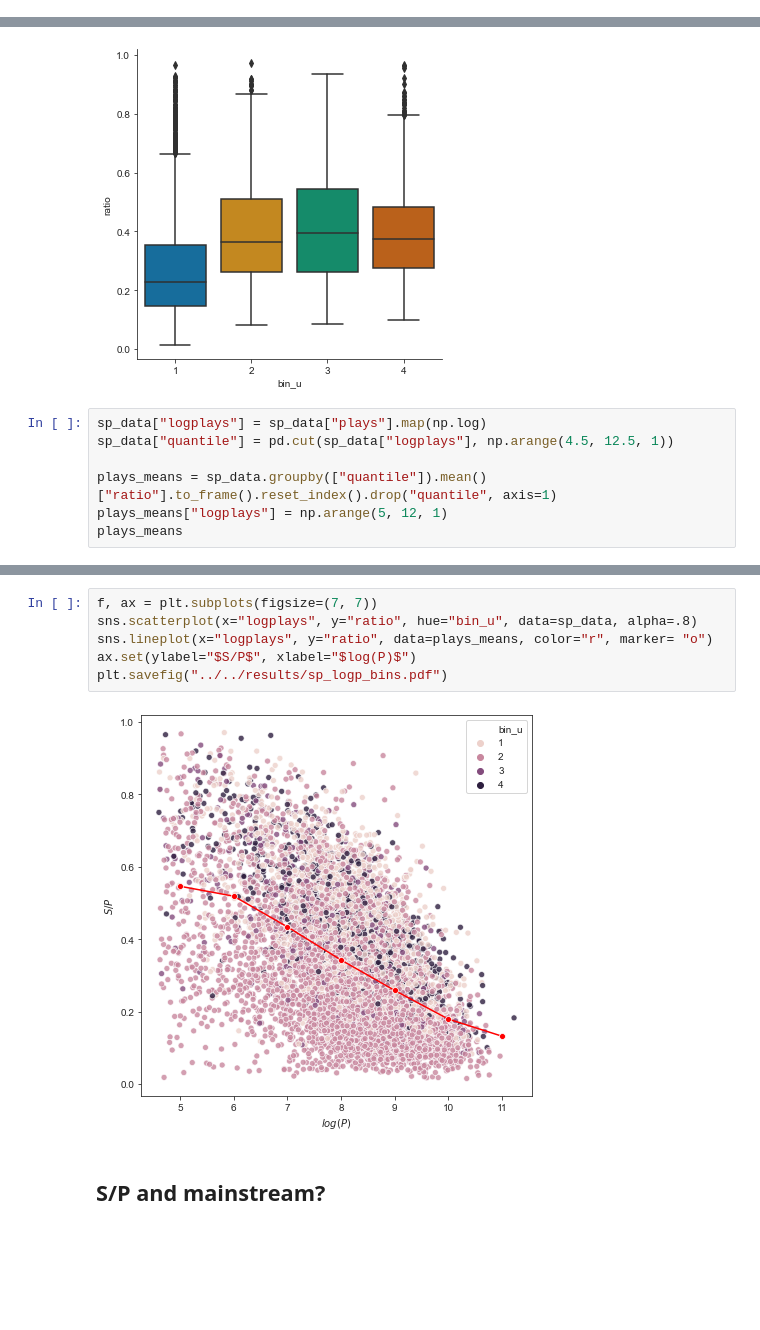
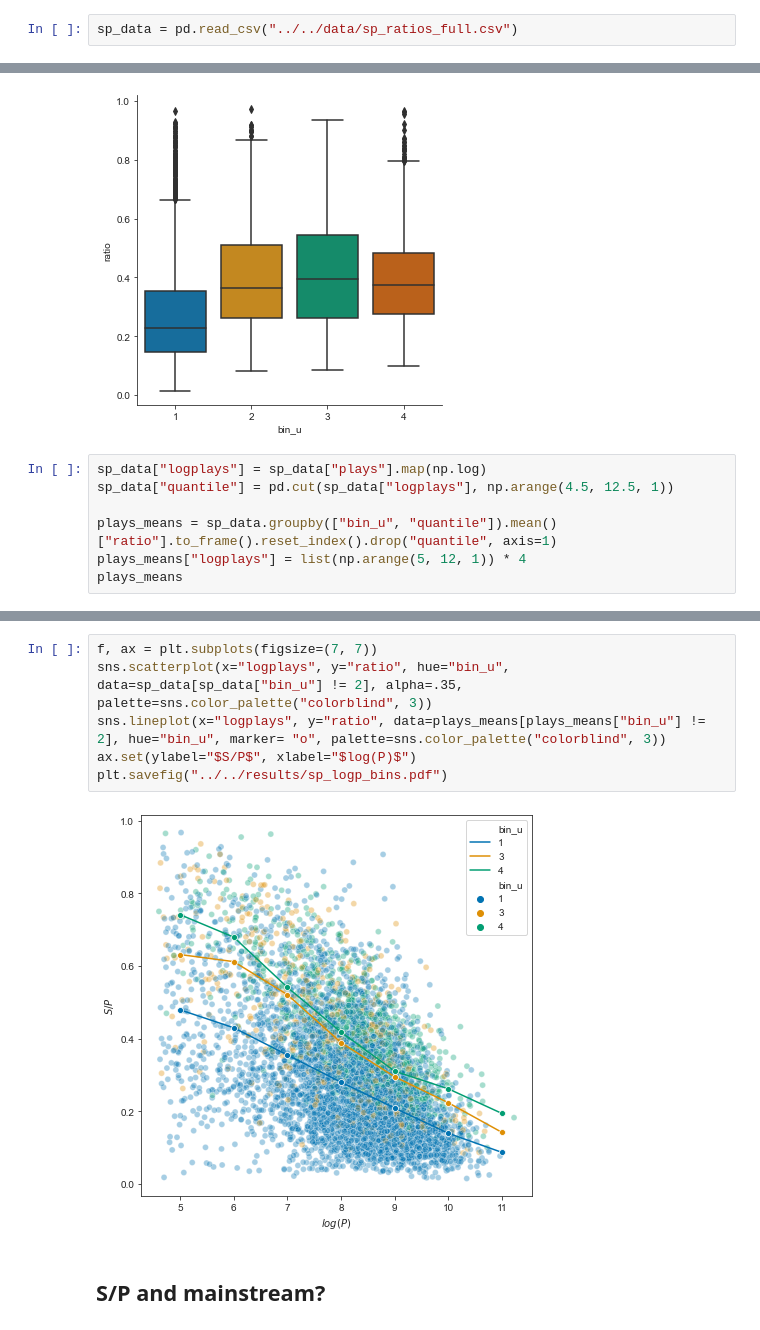
Before and after one commit to QuVil/cmb-recommendation, a Jupyter notebook: src/analysis/exploratory.ipynb, the cells around one changed output, grey strips where cells are left out. Drawn from its saved outputs; the diff is of its cells as text; blank space fills up the shorter version.

```diff
--- a/src/analysis/exploratory.ipynb
+++ b/src/analysis/exploratory.ipynb
@@ -353,5 +340,7 @@ Organizing data...
 # %%
 sp_data.to_csv("../../data/sp_ratios_full.csv", index=False)
+# %%
+sp_data = pd.read_csv("../../data/sp_ratios_full.csv")
 # %%
 sp_data["logplays"] = sp_data["plays"].map(np.log)
 g = sns.FacetGrid(sp_data, row="bin_u", height=1.7, aspect=4)
@@ -380,7 +369,7 @@ plt.savefig("../../results/sp_ubins.pdf")
 sp_data["logplays"] = sp_data["plays"].map(np.log)
 sp_data["quantile"] = pd.cut(sp_data["logplays"], np.arange(4.5, 12.5, 1))
 
-plays_means = sp_data.groupby(["quantile"]).mean()["ratio"].to_frame().reset_index().drop("quantile", axis=1)
-plays_means["logplays"] = np.arange(5, 12, 1)
+plays_means = sp_data.groupby(["bin_u", "quantile"]).mean()["ratio"].to_frame().reset_index().drop("quantile", axis=1)
+plays_means["logplays"] = list(np.arange(5, 12, 1)) * 4
 plays_means
 # %% [output]
@@ -395,11 +393,11 @@ plays_means
 # %%
 f, ax = plt.subplots(figsize=(7, 7))
-sns.scatterplot(x="logplays", y="ratio", hue="bin_u", data=sp_data, alpha=.8)
-sns.lineplot(x="logplays", y="ratio", data=plays_means, color="r", marker= "o")
+sns.scatterplot(x="logplays", y="ratio", hue="bin_u", data=sp_data[sp_data["bin_u"] != 2], alpha=.35, palette=sns.color_palette("colorblind", 3))
+sns.lineplot(x="logplays", y="ratio", data=plays_means[plays_means["bin_u"] != 2], hue="bin_u", marker= "o", palette=sns.color_palette("colorblind", 3))
 ax.set(ylabel="$S/P$", xlabel="$log(P)$")
 plt.savefig("../../results/sp_logp_bins.pdf")
 # %% [output]
-[figure, old version]
+[figure, new version]
 # %% [markdown]
 ## S/P and mainstream?
 # %%
```
Also changed, not shown: parts of 2 cells of this notebook, 15 other files.
